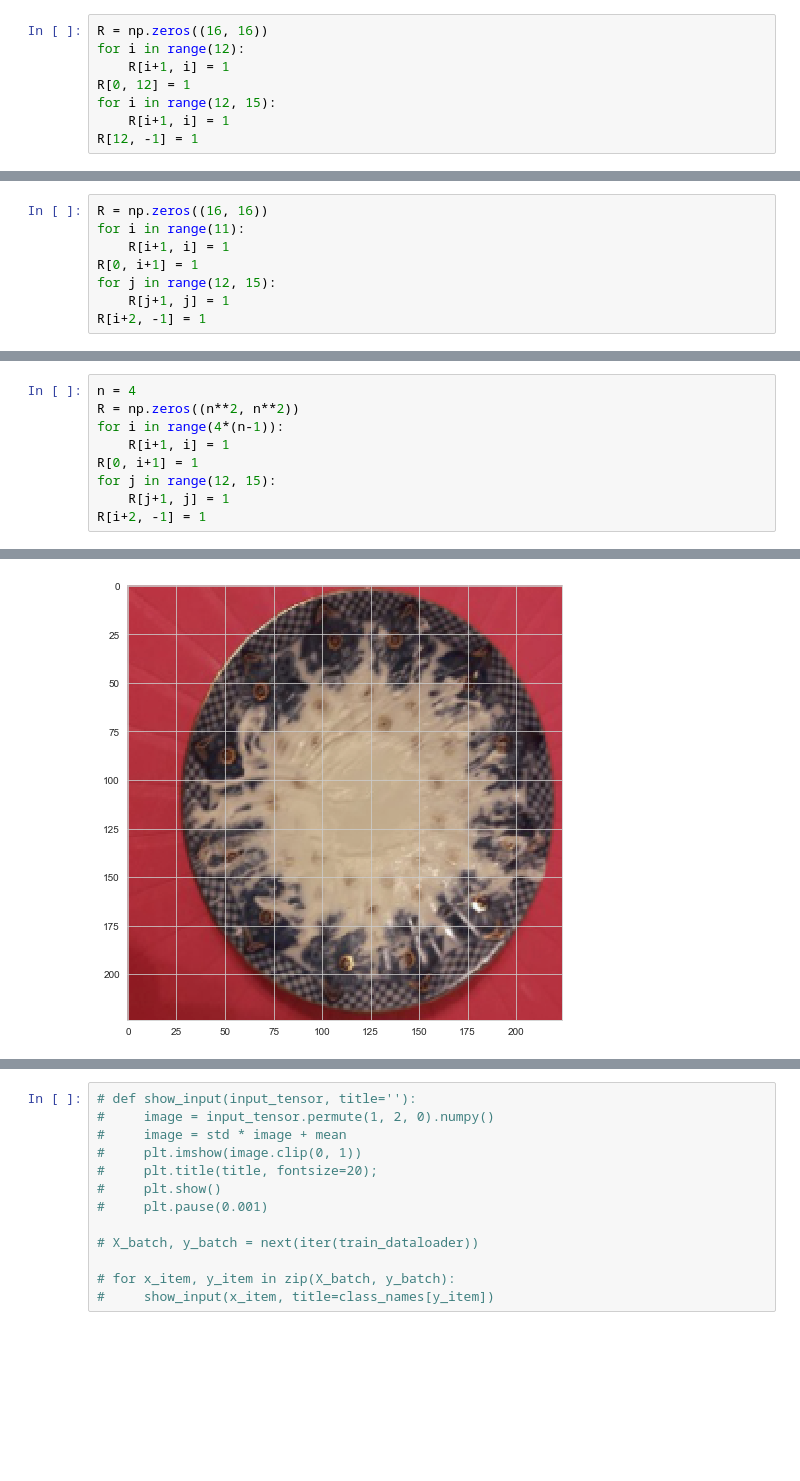
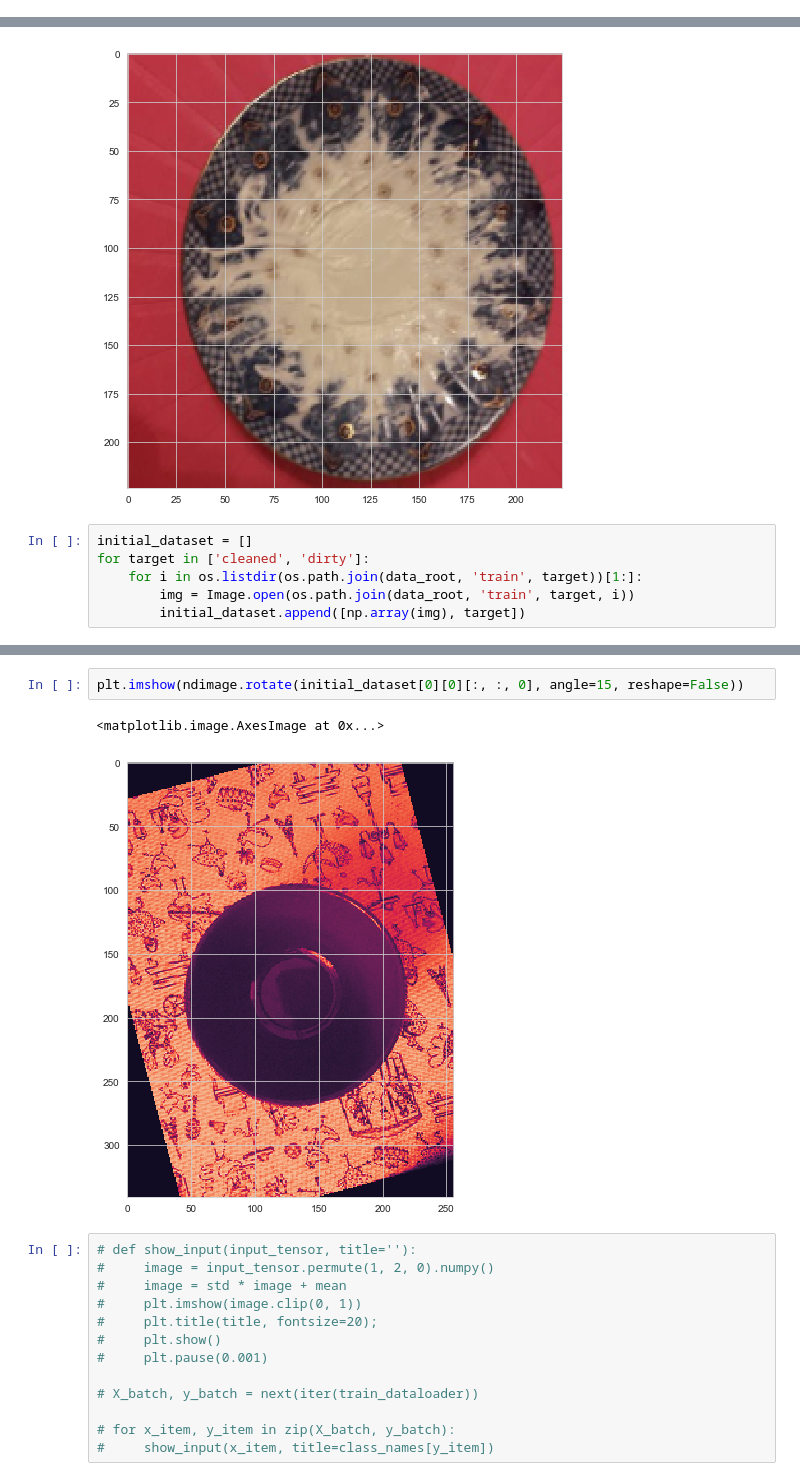
Before and after one commit to andreitsev/Competitions, a Jupyter notebook: cleaned_vs_dirty_stepik.ipynb, the cells around one changed output, grey strips where cells are left out. Cells and saved outputs as stored; diff of their text form; blank space fills up the shorter version.

```diff
--- a/cleaned_vs_dirty_stepik.ipynb
+++ b/cleaned_vs_dirty_stepik.ipynb
@@ -56,8 +47,0 @@ x = X[0].numpy()
-# %%
-R = np.zeros((16, 16))
-for i in range(12):
-    R[i+1, i] = 1
-R[0, 12] = 1
-for i in range(12, 15):
-    R[i+1, i] = 1
-R[12, -1] = 1
@@ -177,8 +47,0 @@ array([[ 0,  1,  2,  3],
-# %%
-R = np.zeros((16, 16))
-for i in range(11):
-    R[i+1, i] = 1
-R[0, i+1] = 1
-for j in range(12, 15):
-    R[j+1, j] = 1
-R[i+2, -1] = 1
@@ -228,9 +47,0 @@ array([[  1.,   2.,   3.,  18.],
-# %%
-n = 4
-R = np.zeros((n**2, n**2))
-for i in range(4*(n-1)):
-    R[i+1, i] = 1
-R[0, i+1] = 1
-for j in range(12, 15):
-    R[j+1, j] = 1
-R[i+2, -1] = 1
@@ -287,3 +88,9 @@ plt.imshow(X_batch[0].permute(1, 2, 0).numpy() * std + mean);
 # %% [output]
 Clipping input data to the valid range for imshow with RGB data ([0..1] for floats or [0..255] for integers).
 [figure]
+# %%
+initial_dataset = []
+for target in ['cleaned', 'dirty']:
+    for i in os.listdir(os.path.join(data_root, 'train', target))[1:]:
+        img = Image.open(os.path.join(data_root, 'train', target, i))
+        initial_dataset.append([np.array(img), target])
@@ -290,3 +131,8 @@ Clipping input data to the valid range for imshow with RGB data ([0..1] for floa
+# %%
+plt.imshow(ndimage.rotate(initial_dataset[0][0][:, :, 0], angle=15, reshape=False))
+# %% [output]
+<matplotlib.image.AxesImage at 0x...>
+[figure, added]
 # %%
 # def show_input(input_tensor, title=''):
 #     image = input_tensor.permute(1, 2, 0).numpy()
```
Also changed, not shown: parts of 23 cells of this notebook.
